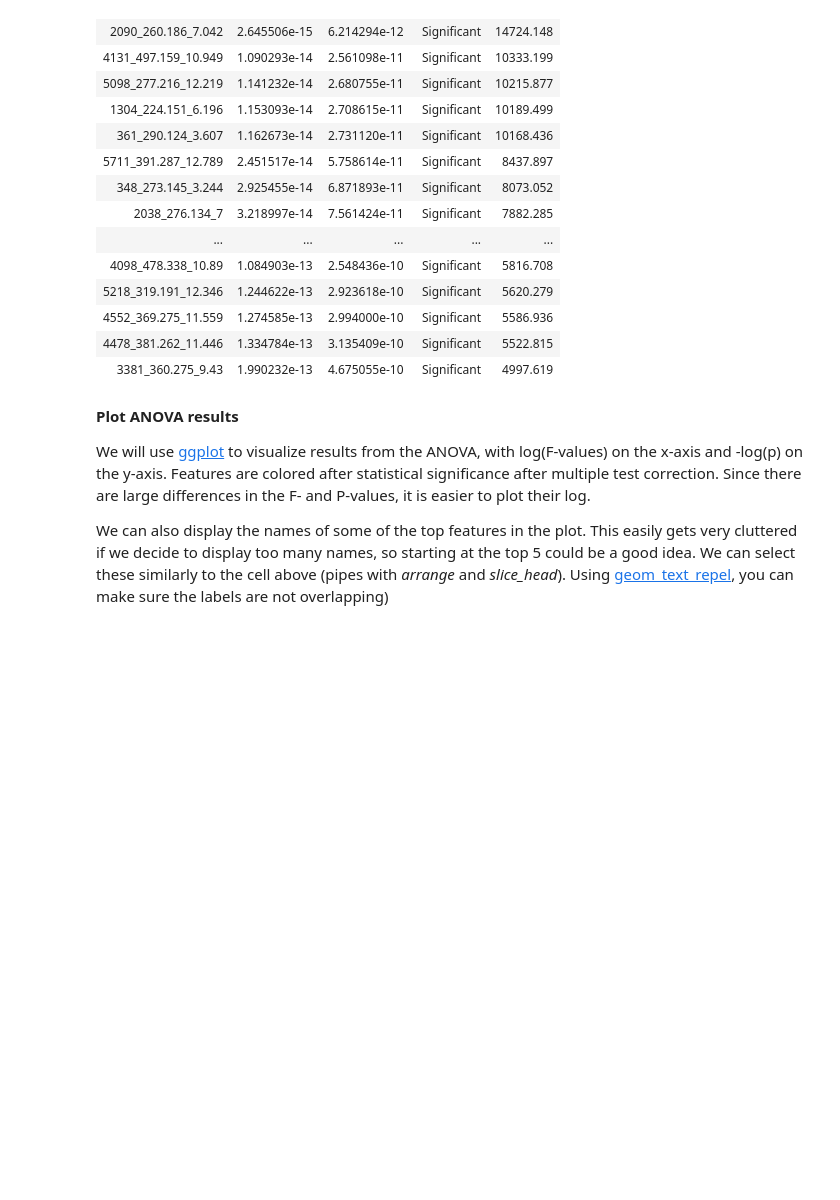
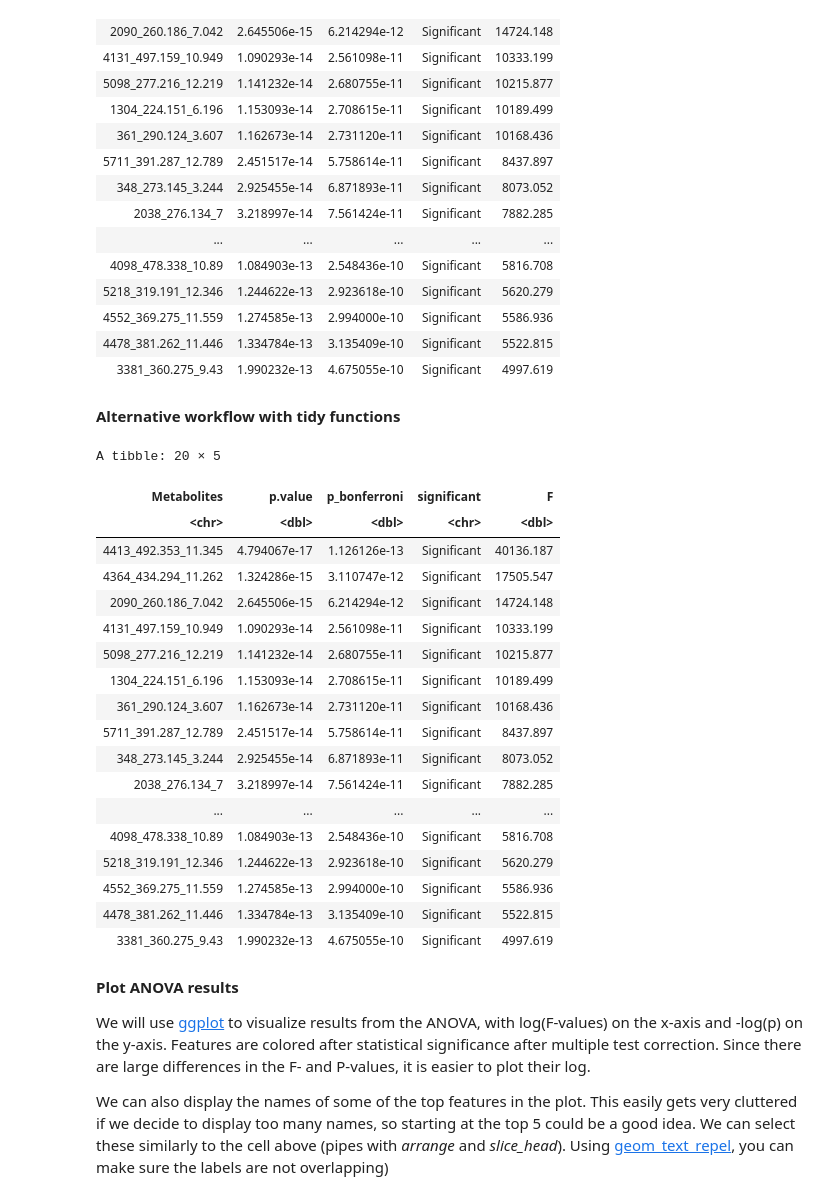
Before and after one commit to Functional-Metabolomics-Lab/FBMN-STATS, a Jupyter notebook: Notebooks/Univariate_stats.ipynb, the cells around one changed output. Drawn from its saved outputs; the diff is of its cells as text; code cells hidden in the pictures; blank space fills up the shorter version.

```diff
--- a/Notebooks/Univariate_stats.ipynb
+++ b/Notebooks/Univariate_stats.ipynb
@@ -210,3 +215,5 @@ A data.frame: 20 × 5
 | 4552_369.275_11.559 | 1.274585e-13 | 2.994000e-10 | Significant | 5586.936 |
 | 4478_381.262_11.446 | 1.334784e-13 | 3.135409e-10 | Significant | 5522.815 |
 | 3381_360.275_9.43 | 1.990232e-13 | 4.675055e-10 | Significant | 4997.619 |
+# %% [markdown]
+**Alternative workflow with tidy functions**
@@ -213,3 +229,34 @@ A data.frame: 20 × 5
+# %%
+anova_sum <- anova_out2 %>%
+                select(-data, -anova) %>%
+                unnest(anova_tidy) %>%
+                filter(term == "ATTRIBUTE_Time_Point") %>%
+                mutate(p_bonferroni = p.adjust(p.value, method="bonferroni")) %>%
+                mutate(significant = ifelse(p_bonferroni<0.05,"Significant","Nonsignificant")) %>%
+                select(Metabolites, p.value, p_bonferroni, significant, F = statistic)
+
+
+anova_sum %>% arrange(p.value) %>% slice_head(n=20)
+# %% [output]
+A tibble: 20 × 5
+| Metabolites | p.value | p_bonferroni | significant | F |
+| <chr> | <dbl> | <dbl> | <chr> | <dbl> |
+| 4413_492.353_11.345 | 4.794067e-17 | 1.126126e-13 | Significant | 40136.187 |
+| 4364_434.294_11.262 | 1.324286e-15 | 3.110747e-12 | Significant | 17505.547 |
+| 2090_260.186_7.042 | 2.645506e-15 | 6.214294e-12 | Significant | 14724.148 |
+| 4131_497.159_10.949 | 1.090293e-14 | 2.561098e-11 | Significant | 10333.199 |
+| 5098_277.216_12.219 | 1.141232e-14 | 2.680755e-11 | Significant | 10215.877 |
+| 1304_224.151_6.196 | 1.153093e-14 | 2.708615e-11 | Significant | 10189.499 |
+| 361_290.124_3.607 | 1.162673e-14 | 2.731120e-11 | Significant | 10168.436 |
+| 5711_391.287_12.789 | 2.451517e-14 | 5.758614e-11 | Significant | 8437.897 |
+| 348_273.145_3.244 | 2.925455e-14 | 6.871893e-11 | Significant | 8073.052 |
+| 2038_276.134_7 | 3.218997e-14 | 7.561424e-11 | Significant | 7882.285 |
+| ... | ... | ... | ... | ... |
+| 4098_478.338_10.89 | 1.084903e-13 | 2.548436e-10 | Significant | 5816.708 |
+| 5218_319.191_12.346 | 1.244622e-13 | 2.923618e-10 | Significant | 5620.279 |
+| 4552_369.275_11.559 | 1.274585e-13 | 2.994000e-10 | Significant | 5586.936 |
+| 4478_381.262_11.446 | 1.334784e-13 | 3.135409e-10 | Significant | 5522.815 |
+| 3381_360.275_9.43 | 1.990232e-13 | 4.675055e-10 | Significant | 4997.619 |
 # %% [markdown]
 **Plot ANOVA results**
 
```
Also changed, not shown: parts of 12 cells of this notebook.
